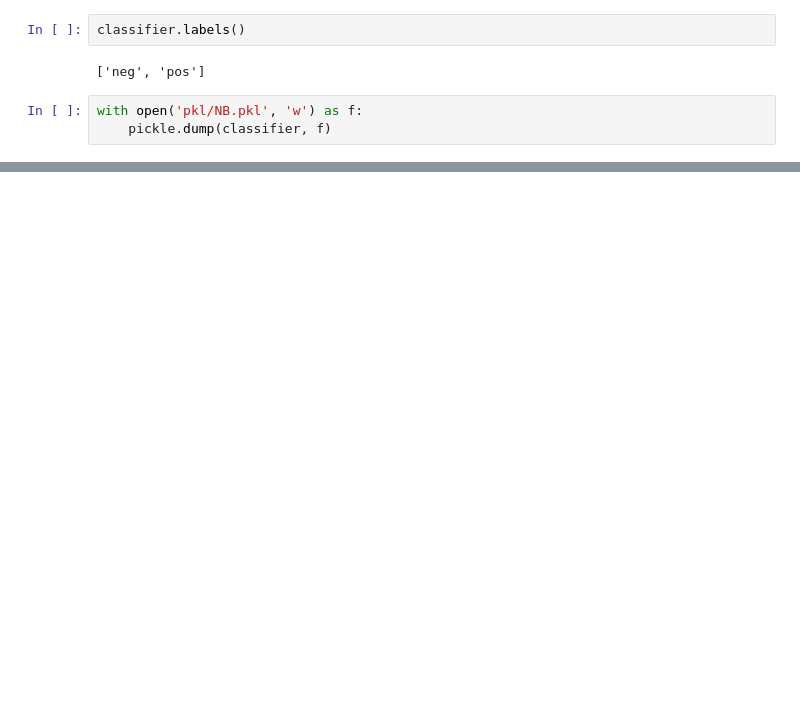
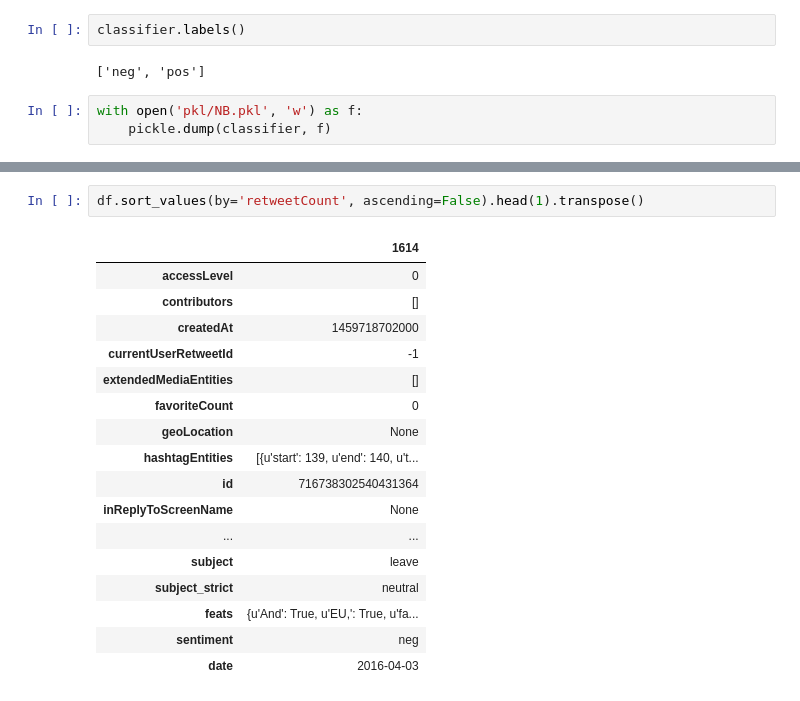
Before and after one commit to densekernel/eu-referendum-forecast, a Jupyter notebook: app/SentimentClassification.ipynb, the cells around one changed output, grey strips where cells are left out. Cells and saved outputs as stored; diff of their text form; blank space fills up the shorter version.

```diff
--- a/app/SentimentClassification.ipynb
+++ b/app/SentimentClassification.ipynb
@@ -95,0 +124,20 @@ with open('pkl/NB.pkl', 'w') as f:
+# %%
+df.sort_values(by='retweetCount', ascending=False).head(1).transpose()
+# %% [output]
+|  | 1614 |
+| accessLevel | 0 |
+| contributors | [] |
+| createdAt | 1459718702000 |
+| currentUserRetweetId | -1 |
+| extendedMediaEntities | [] |
+| favoriteCount | 0 |
+| geoLocation | None |
+| hashtagEntities | [{u'start': 139, u'end': 140, u't... |
+| id | 716738302540431364 |
+| inReplyToScreenName | None |
+| ... | ... |
+| subject | leave |
+| subject_strict | neutral |
+| feats | {u'And': True, u'EU,': True, u'fa... |
+| sentiment | neg |
+| date | 2016-04-03 |
```
Also changed, not shown: parts of 22 cells of this notebook, 2 other files.
